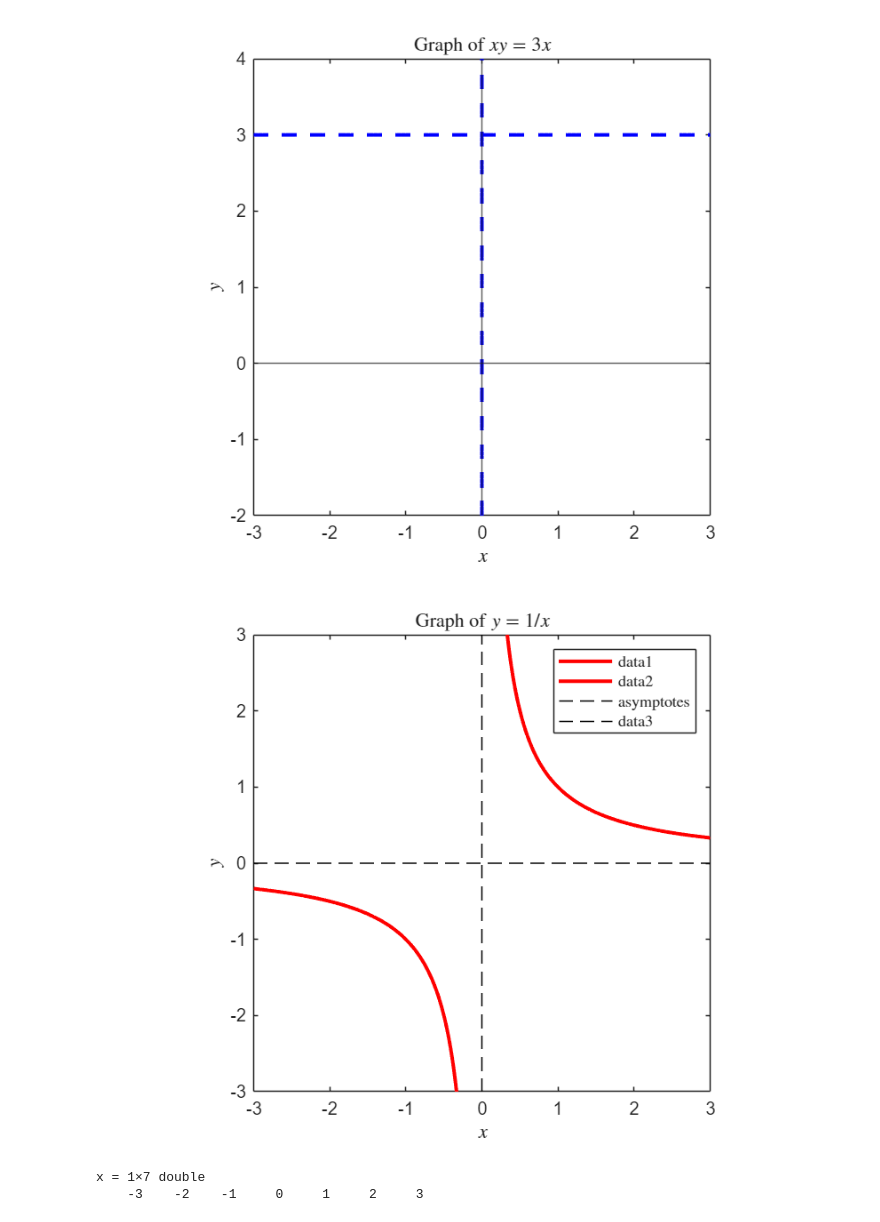
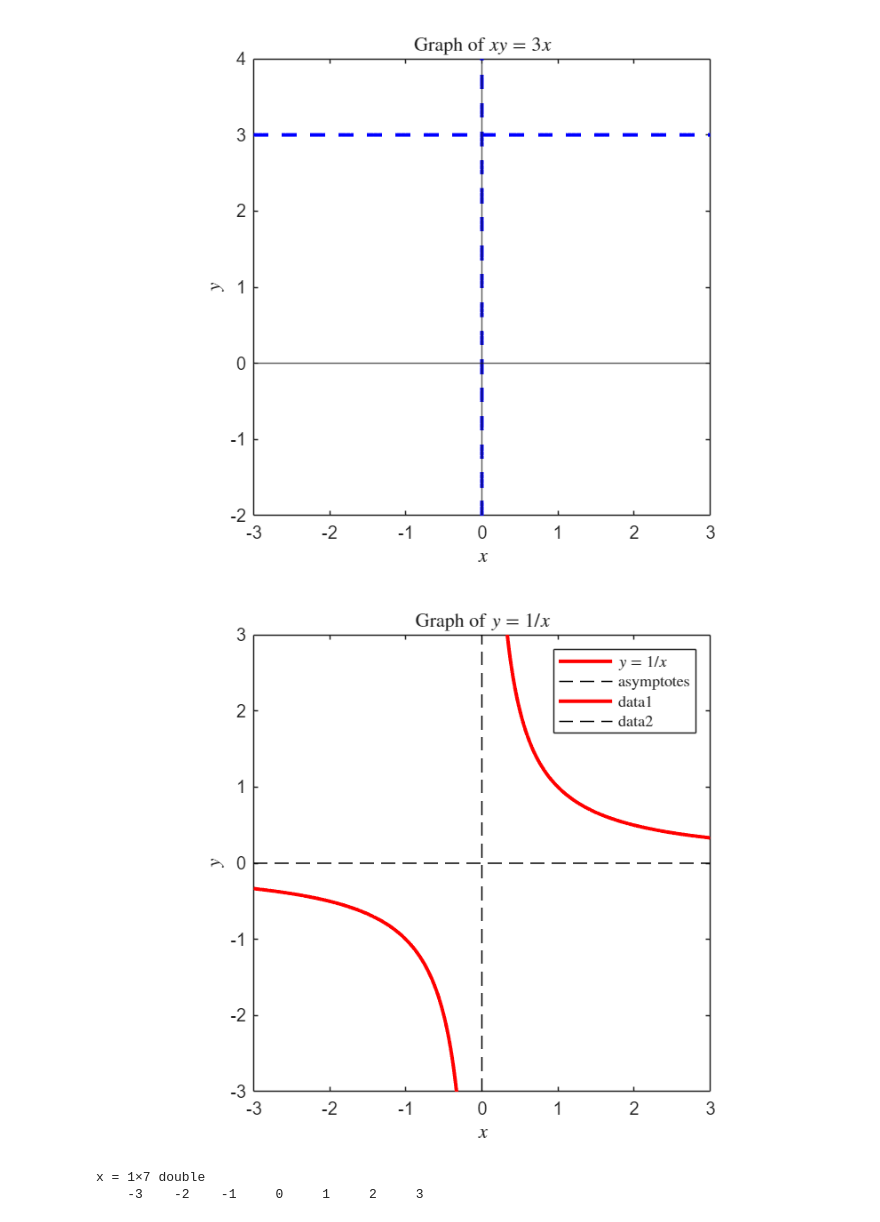
Before and after one commit to joelmiller/Laplace, a Jupyter notebook: MAT2VCA_Laplace/prereqs/SelfDiagnostic.ipynb, the cells around one changed output. Drawn from its saved outputs; the diff is of its cells as text; code cells hidden in the pictures.

```diff
--- a/MAT2VCA_Laplace/prereqs/SelfDiagnostic.ipynb
+++ b/MAT2VCA_Laplace/prereqs/SelfDiagnostic.ipynb
@@ -1740,31 +1761,34 @@ ylim([-2,4]);
 # %% [output]
 [figure]
 # %%
-% code for generating the figure for B.2  (numbering has changed)
+% code for generating the figure for B.2  (note: question numbering has changed)
 %
 xneg = linspace(-3,-0.01,200);
 xpos = linspace(0.01,3,200);
 yneg = 1./xneg;
 ypos = 1./xpos;
 
 figure
-plot(xneg,yneg,'LineWidth',2, color='r')
+plot(xneg,yneg,'r', 'LineWidth',2,  'DisplayName', '$y = 1/x$')
 hold on
-plot(xpos,ypos,'LineWidth',2, color='r')
 
 plot([-3,3],[0,0], 'k--', 'DisplayName', 'asymptotes') % x-axis
+legend('Interpreter', 'latex')
+
+'AutoUpdate','off'
+
+plot(xpos,ypos,'LineWidth',2, color='r')
 plot([0,0],[-3,3], 'k--') % y-axis
-legend('Interpreter', 'latex')
 xlabel('$x$', 'Interpreter', 'latex')
 ylabel('$y$', 'Interpreter', 'latex')
 title('Graph of $y = 1/x$', 'Interpreter', 'latex')
 axis equal
 xlim([-3,3]);
 ylim([-3,3]);
 
 saveas(gcf,'B2_hyperbola.png')
 # %% [output]
-[figure, old version]
+[figure, new version]
 # %%
 x = [-3:1:3];
 plot(x,-3*x+4,'LineWidth',2)
```
Also changed, not shown: parts of 2 cells of this notebook, 5 other files.
